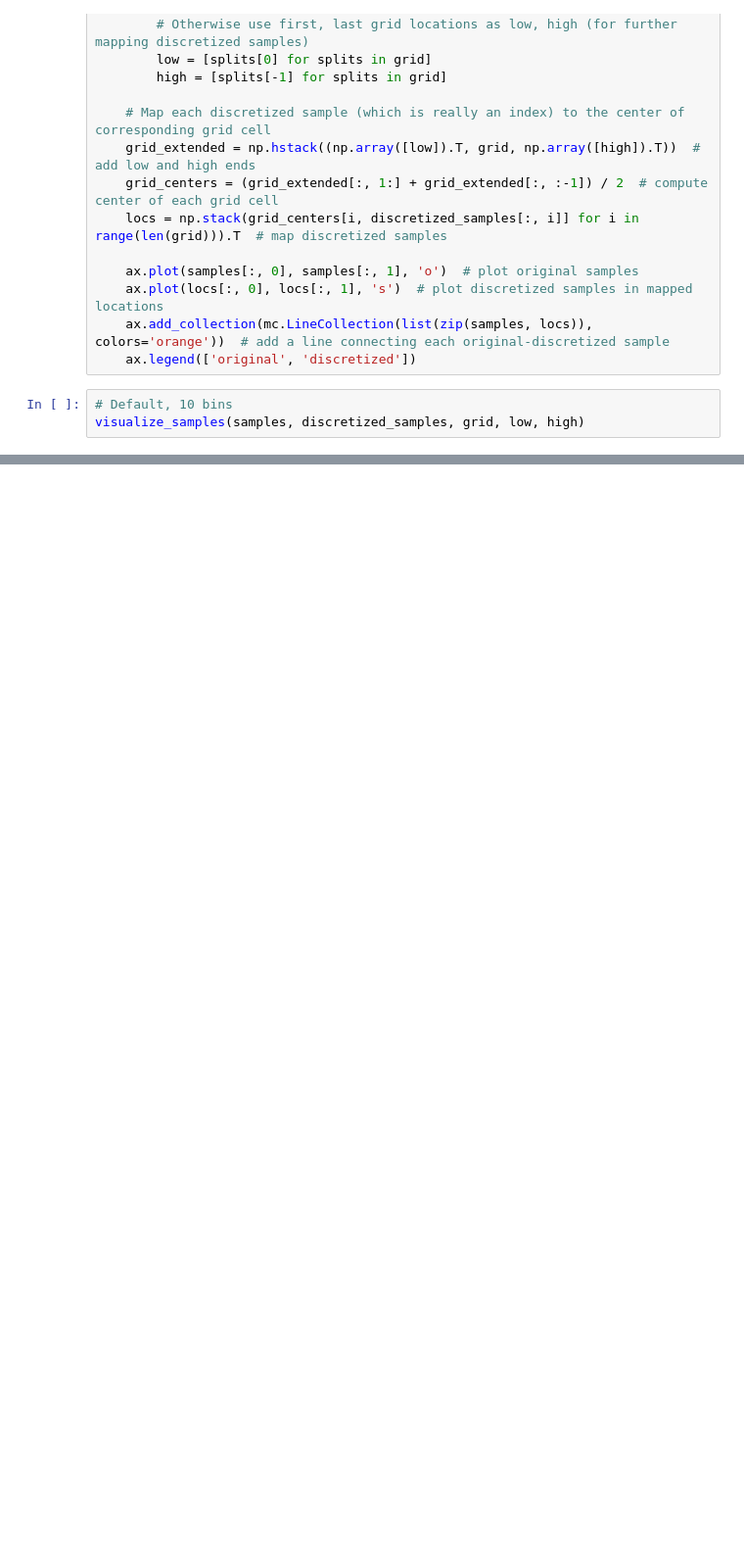
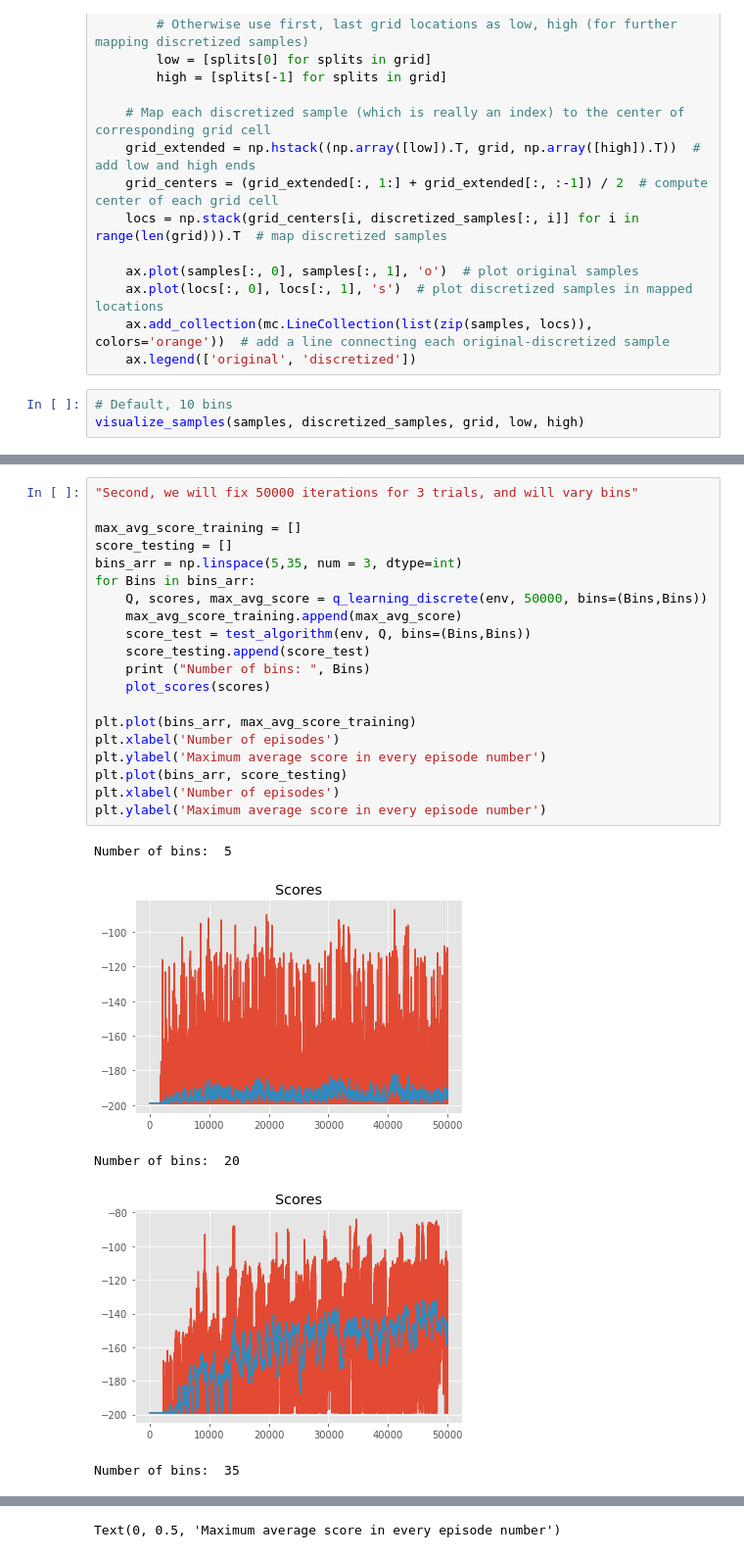
Before and after one commit to TasneemOmara/Mountain-Car-Problem, a Jupyter notebook: MountainCarQLearning.ipynb, the cells around one changed output, grey strips where cells are left out. Shown at 98% size. Cells and saved outputs as stored; diff of their text form; blank space fills up the shorter version.

```diff
--- a/MountainCarQLearning.ipynb
+++ b/MountainCarQLearning.ipynb
@@ -432,0 +391,26 @@ avg score -79.5
+# %%
+"Second, we will fix 50000 iterations for 3 trials, and will vary bins"
+
+max_avg_score_training = []
+score_testing = []
+bins_arr = np.linspace(5,35, num = 3, dtype=int)
+for Bins in bins_arr:
+    Q, scores, max_avg_score = q_learning_discrete(env, 50000, bins=(Bins,Bins))
+    max_avg_score_training.append(max_avg_score)
+    score_test = test_algorithm(env, Q, bins=(Bins,Bins))
+    score_testing.append(score_test)
+    print ("Number of bins: ", Bins)
+    plot_scores(scores)
+
+plt.plot(bins_arr, max_avg_score_training)
+plt.xlabel('Number of episodes')
+plt.ylabel('Maximum average score in every episode number')
+plt.plot(bins_arr, score_testing)
+plt.xlabel('Number of episodes')
+plt.ylabel('Maximum average score in every episode number')
+# %% [output]
+Number of bins:  5
+[figure, added]
+Number of bins:  20
+[figure, added]
+Number of bins:  35
@@ -432,0 +418 @@ avg score -79.5
+Text(0, 0.5, 'Maximum average score in every episode number')
```
Also changed, not shown: parts of 33 cells of this notebook.
